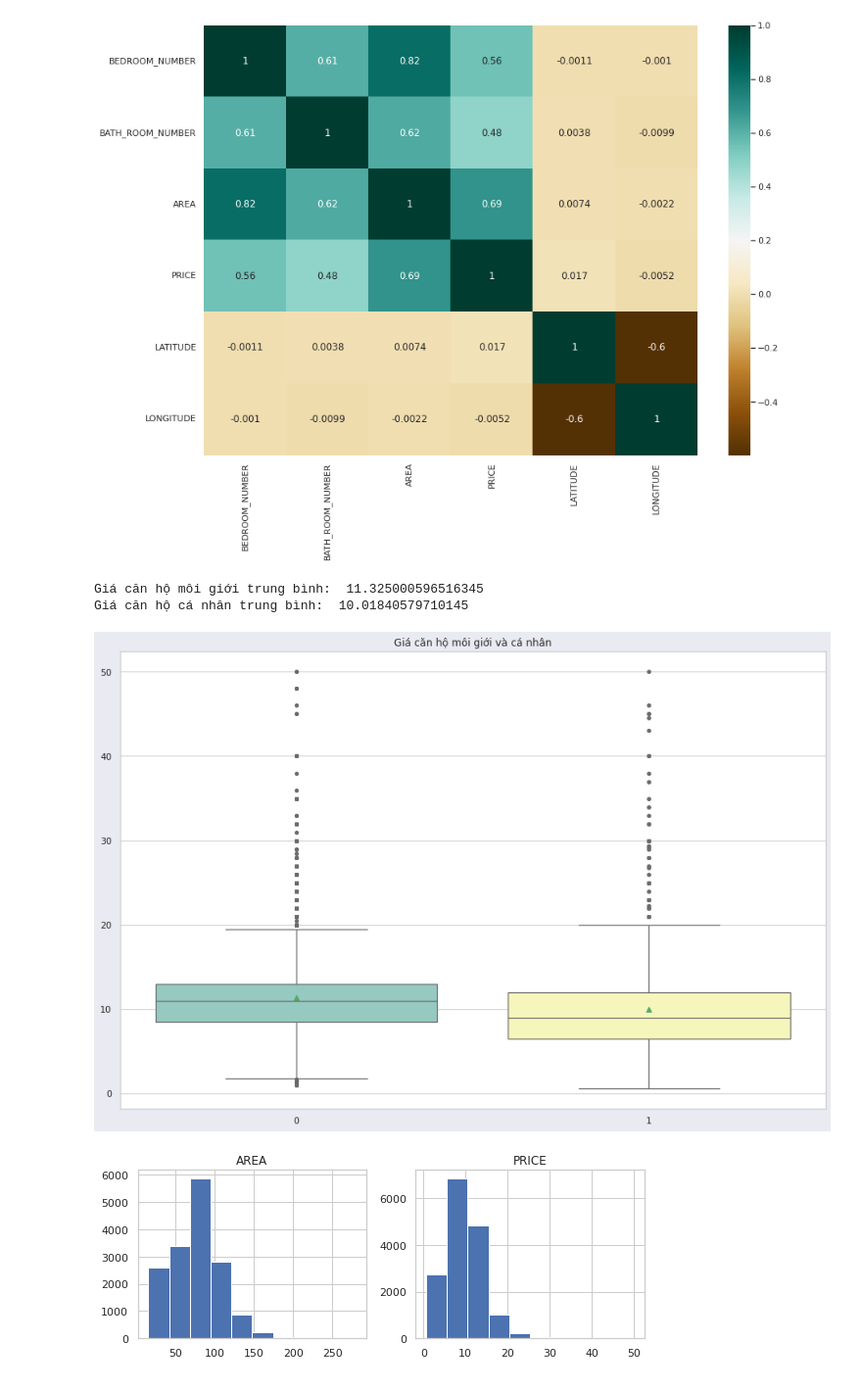
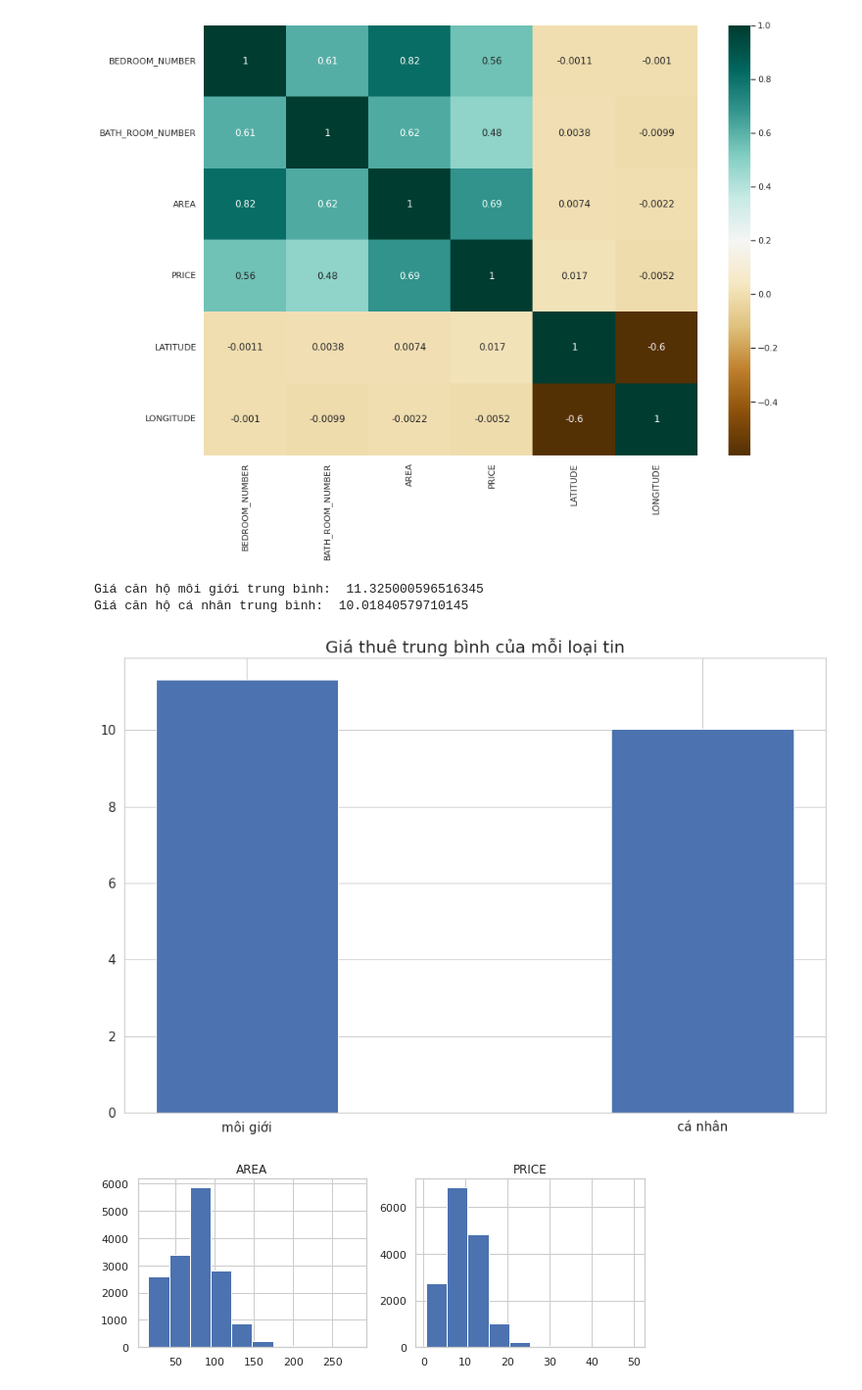
Before and after one commit to phamvanhanh6720/PredictRentedApartment, a Jupyter notebook: process_data/KHDL_visualize.ipynb, the cells around one changed output. Shown at 98% size. Drawn from its saved outputs; the diff is of its cells as text; code cells hidden in the pictures.

Commit message:
update visualize

```diff
--- a/process_data/KHDL_visualize.ipynb
+++ b/process_data/KHDL_visualize.ipynb
@@ -586,7 +587,7 @@ dropped_df = dropped_df[~dropped_df['AREA'].isnull()]
 dropped_df = dropped_df.loc[dropped_df['AREA'] <= 300]
 dropped_df = dropped_df.loc[dropped_df['AREA'] >= 15]
 # %%
-dropped_df.drop([2471, 13377, 13378, 16081], inplace=True)
+dropped_df.drop([2471, 13377, 13378], inplace=True)
 # %%
 len(dropped_df)
 # %% [output]
@@ -619,0 +679,2 @@ dropped_df.query('AREA < 20')
+# %%
+dropped_df['IS_OUTLIER'] = 0
@@ -675,26 +748,23 @@ g = sns.heatmap(dropped_df.corr(), cmap = 'BrBG', annot = True)
 # %% [output]
 [figure]
 # %%
-moi_gioi = dropped_df.loc[dropped_df['NEWS_TYPE'] == 'môi giới']
-ca_nhan = dropped_df.loc[dropped_df['NEWS_TYPE'] == 'cá nhân']
-print('Giá căn hộ môi giới trung bình: ', moi_gioi['PRICE'].mean())
-print('Giá căn hộ cá nhân trung bình: ', ca_nhan['PRICE'].mean())
+moi_gioi = dropped_df.loc[dropped_df['NEWS_TYPE'] == 'môi giới']['PRICE'].mean()
+ca_nhan = dropped_df.loc[dropped_df['NEWS_TYPE'] == 'cá nhân']['PRICE'].mean()
+print('Giá căn hộ môi giới trung bình: ', moi_gioi)
+print('Giá căn hộ cá nhân trung bình: ', ca_nhan)
 
-sns.set(style='whitegrid')
-facecolor = '#eaeaf2'
-fig, ax = plt.subplots(figsize=(15, 10), facecolor=facecolor)
-plt.title('Giá căn hộ môi giới và cá nhân')
-ax = sns.boxplot(data=[moi_gioi['PRICE'], ca_nhan['PRICE']],
-                 palette='Set3',
-                 linewidth=1.2,
-                 fliersize=2,
-                 order=None,
-                 showmeans=True,
-                 flierprops=dict(marker='o', markersize=4))
+# sns.set(style='whitegrid')
+# facecolor = '#eaeaf2'
+plt.figure(figsize=(15, 10))
+plt.bar(['môi giới', 'cá nhân'], [moi_gioi, ca_nhan], width=0.4)
+plt.xticks(fontsize=15)
+plt.yticks(fontsize=15)
+plt.title('Giá thuê trung bình của mỗi loại tin', fontsize=20)
+plt.show()
 # %% [output]
 Giá căn hộ môi giới trung bình:  11.325000596516345
 Giá căn hộ cá nhân trung bình:  10.01840579710145
-[figure, old version]
+[figure, new version]
 # %%
 dropped_df[['AREA', 'PRICE']].hist(layout = (7,3), figsize = (12, 20))
 plt.tight_layout()
```
Also changed, not shown: parts of 17 cells of this notebook.
